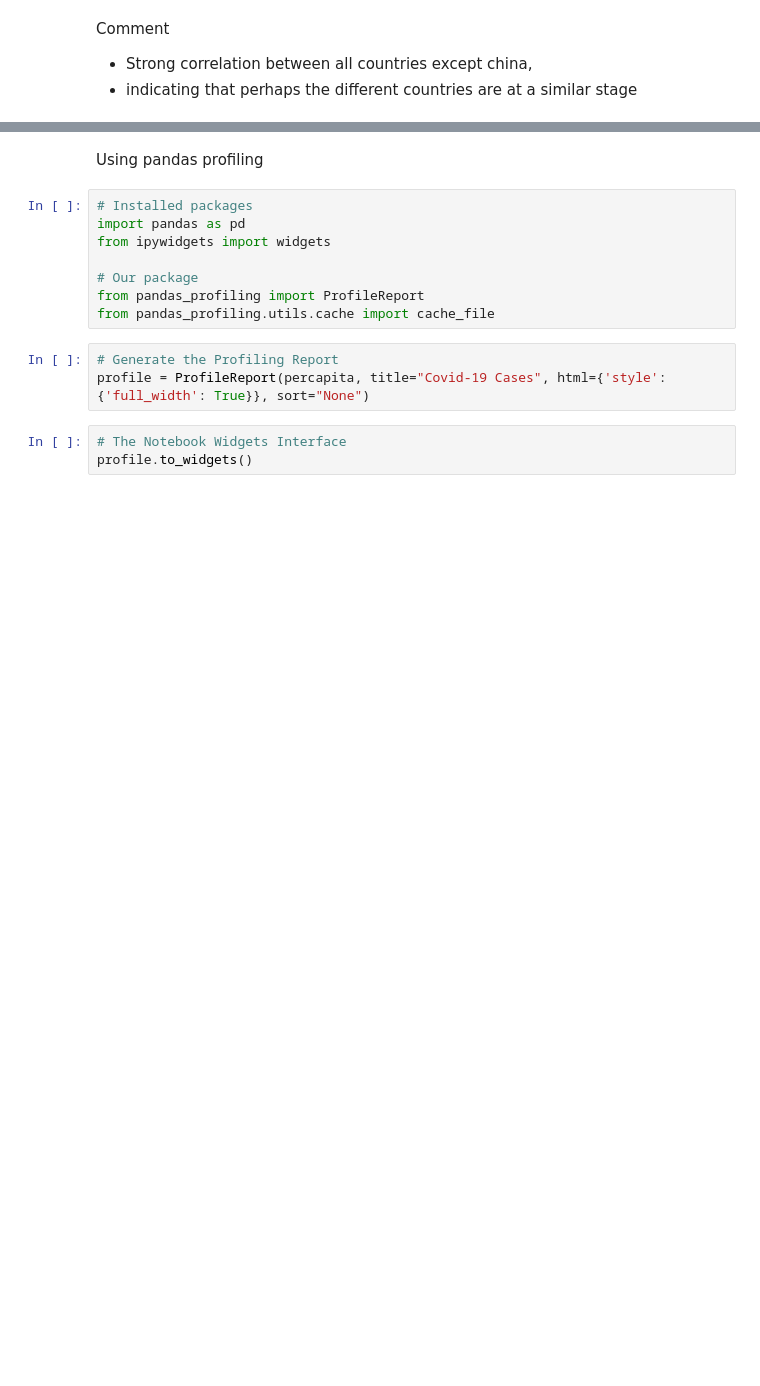
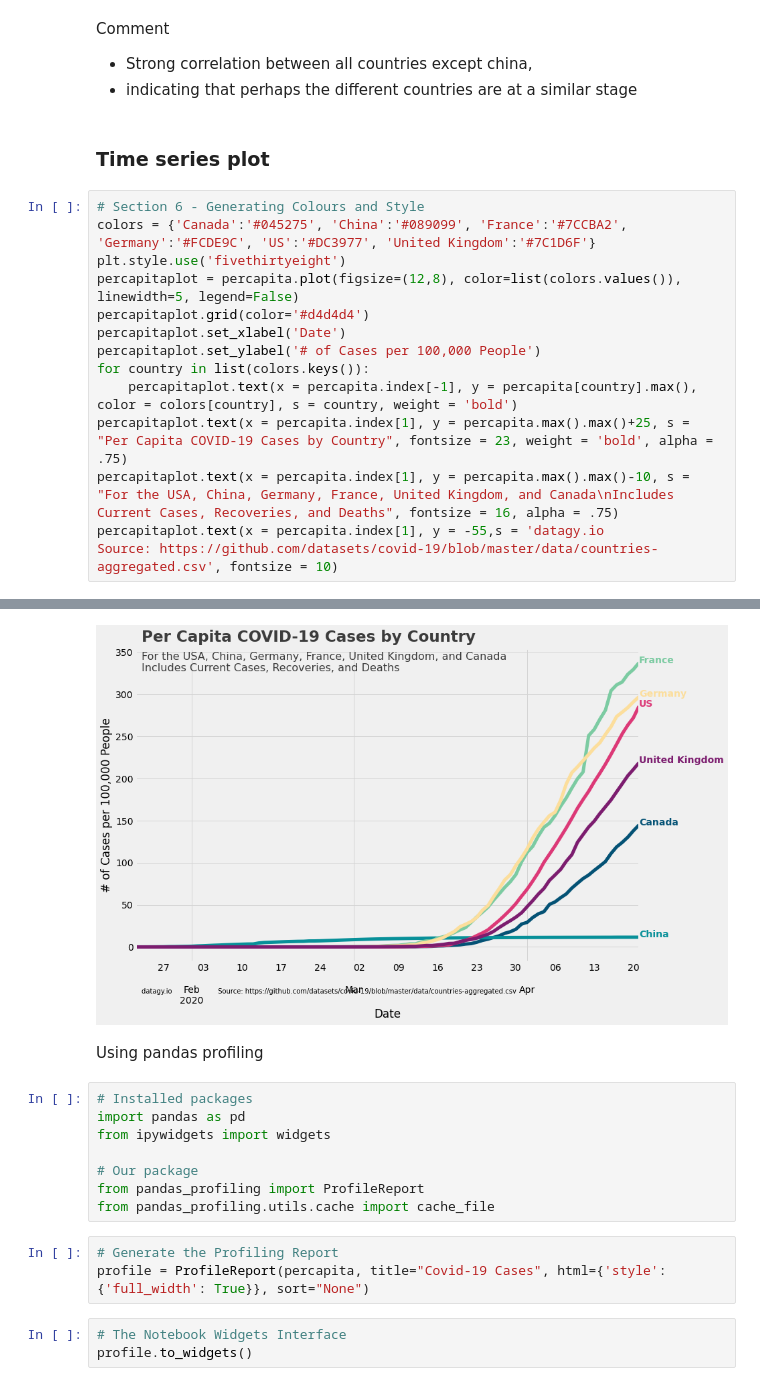
Before and after one commit to febriy/ml_end_to_end, a Jupyter notebook: data_exploration_visualization/covid_19_time_series_eda.ipynb, the cells around one changed output, grey strips where cells are left out. Saved outputs shown, nothing was run; the diff lists cells and outputs as text; blank space fills up the shorter version.

```diff
--- a/data_exploration_visualization/covid_19_time_series_eda.ipynb
+++ b/data_exploration_visualization/covid_19_time_series_eda.ipynb
@@ -170,3 +170,19 @@ sns.heatmap(corr, mask=mask, cmap=cmap, vmax=1, vmin=0, center=0.5,
 Comment
 - Strong correlation between all countries except china,
 - indicating that perhaps the different countries are at a similar stage
+# %% [markdown]
+### Time series plot
+# %%
+# Section 6 - Generating Colours and Style
+colors = {'Canada':'#045275', 'China':'#089099', 'France':'#7CCBA2', 'Germany':'#FCDE9C', 'US':'#DC3977', 'United Kingdom':'#7C1D6F'}
+plt.style.use('fivethirtyeight')
+percapitaplot = percapita.plot(figsize=(12,8), color=list(colors.values()), linewidth=5, legend=False)
+percapitaplot.grid(color='#d4d4d4')
+percapitaplot.set_xlabel('Date')
+percapitaplot.set_ylabel('# of Cases per 100,000 People')
+for country in list(colors.keys()):
+    percapitaplot.text(x = percapita.index[-1], y = percapita[country].max(), color = colors[country], s = country, weight = 'bold')
+percapitaplot.text(x = percapita.index[1], y = percapita.max().max()+25, s = "Per Capita COVID-19 Cases by Country", fontsize = 23, weight = 'bold', alpha = .75)
+percapitaplot.text(x = percapita.index[1], y = percapita.max().max()-10, s = "For the USA, China, Germany, France, United Kingdom, and Canada\nIncludes Current Cases, Recoveries, and Deaths", fontsize = 16, alpha = .75)
+percapitaplot.text(x = percapita.index[1], y = -55,s = 'datagy.io                      Source: https://github.com/datasets/covid-19/blob/master/data/countries-aggregated.csv', fontsize = 10)
+# %% [output]
@@ -173,3 +190,4 @@ Comment
+[figure, added]
 # %% [markdown]
 Using pandas profiling
 # %%
```
Also changed, not shown: parts of 6 cells of this notebook, 6 other files.
